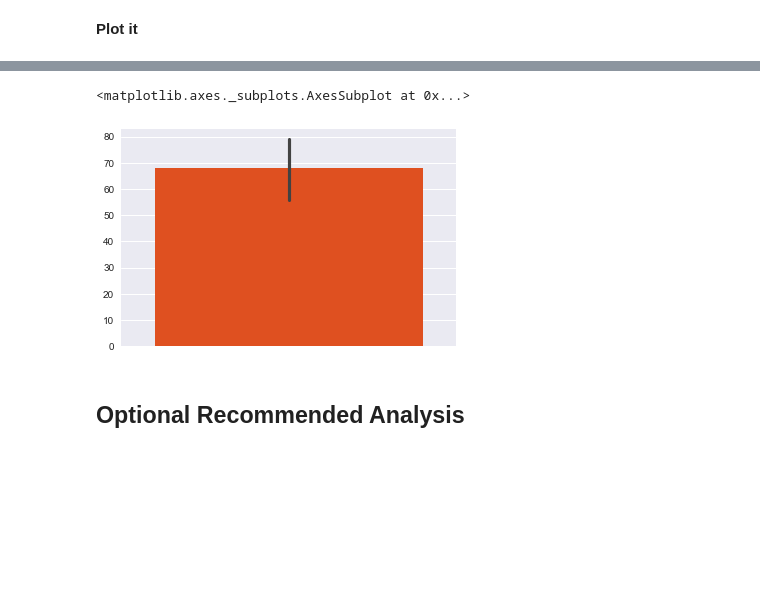
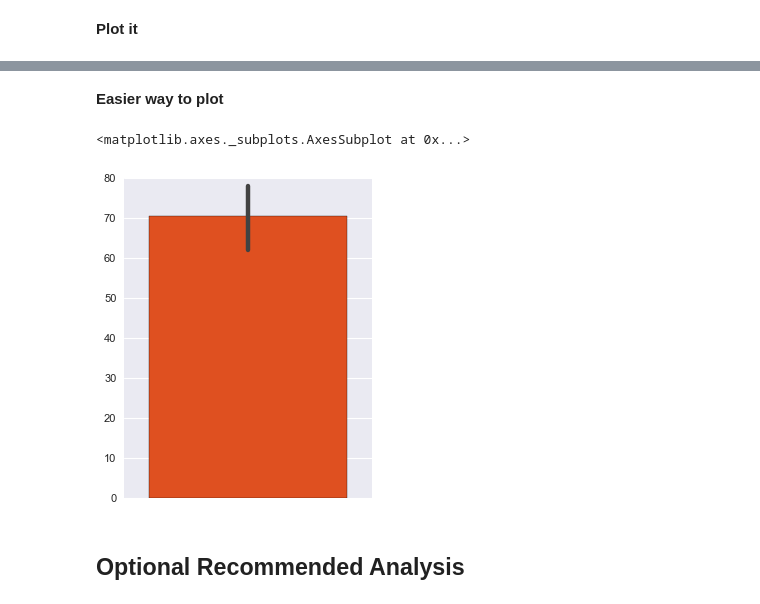
Before and after one commit to sonyasha/climate_analysis_api, a Jupyter notebook: Notebooks/climate_analysis.ipynb, the cells around one changed output, grey strips where cells are left out. Saved outputs shown, nothing was run; the diff lists cells and outputs as text; code cells hidden in the pictures; blank space fills up the shorter version.

```diff
--- a/Notebooks/climate_analysis.ipynb
+++ b/Notebooks/climate_analysis.ipynb
@@ -105,9 +105,9 @@ df.head()
 | 2016-08-27 | 0.00 |
 | 2016-08-28 | 0.01 |
 # %%
-sns.set()
+plt.style.use('classic')
 ax = df.plot(title=f'Precipitations for the period from {year_ago} to {last_date[0][0:10]}', color='#26ad00',\
-             grid=True, figsize=(15,5))
+             grid=True, figsize=(13,5))
 ax.set_xlabel('Dates')
 ax.set_ylabel('Precipitation')
 # %% [output]
@@ -181,7 +181,7 @@ def calc_temps(start, end):
     '''Calculates minimun, average and maximum temperature for a period of dates
     start and end dates should be in a datetime format'''
     query = session.query((func.min(Measurement.tobs)), (func.avg(Measurement.tobs)), (func.max(Measurement.tobs))).\
-    filter(Measurement.date > start).filter(Measurement.date < end).all()
+    filter(Measurement.date >= start).filter(Measurement.date <= end).all()
     tempts = [x for x in query[0]]
     return tempts
 # %% [markdown]
@@ -200,0 +193,7 @@ pd.DataFrame(a_year_ago_temps).transpose().plot.bar(y=1, yerr=err[0])
+# %%
+plt.style.use('seaborn-white')
+dfy = pd.DataFrame(a_year_ago_temps).transpose()
+err=[dfy[0] - dfy[1], dfy[2] - dfy[1]]
+ax = dfy.plot.bar(y=1, yerr=err, grid=True, title='Trip average temperature', label='Average temperature',\
+                 figsize=(5,5))
+ax.legend(loc=9)
@@ -201,8 +203,11 @@ pd.DataFrame(a_year_ago_temps).transpose().plot.bar(y=1, yerr=err[0])
+# %% [markdown]
+**Easier way to plot**
 # %%
-sns.barplot(y=a_year_ago_temps, color='#ff4000')
+sns.set(rc={'figure.figsize':(4,5)})
+sns.barplot(y=a_year_ago_temps, color='#ff4000', errwidth=4)
 # %% [output]
 <matplotlib.axes._subplots.AxesSubplot at 0x...>
-[figure, old version]
+[figure, new version]
 # %% [markdown]
 ## Optional Recommended Analysis
 # %%
```
Also changed, not shown: parts of 15 cells of this notebook.
